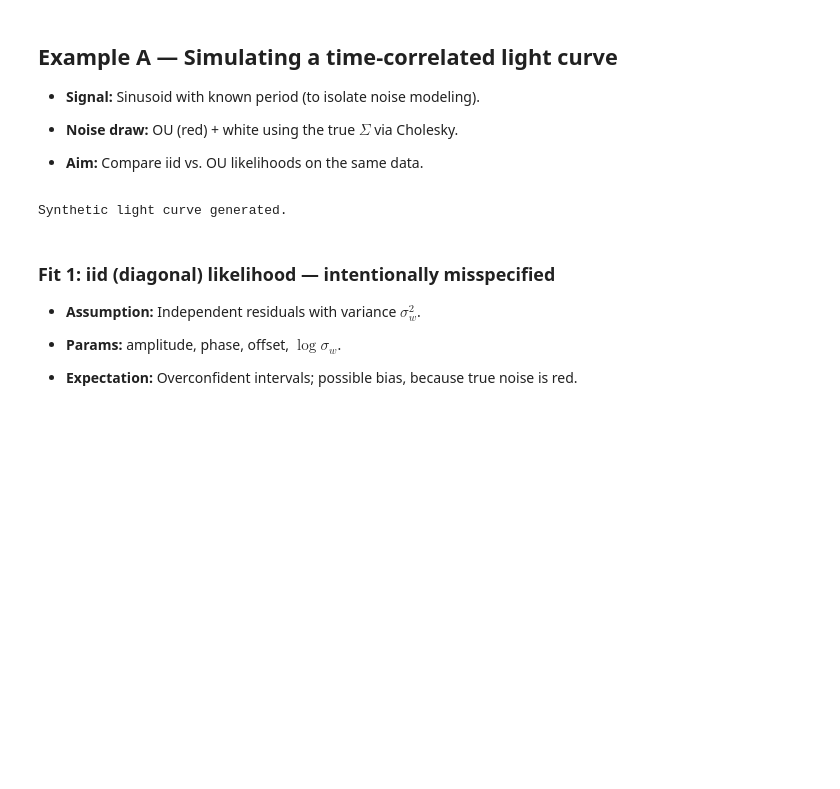
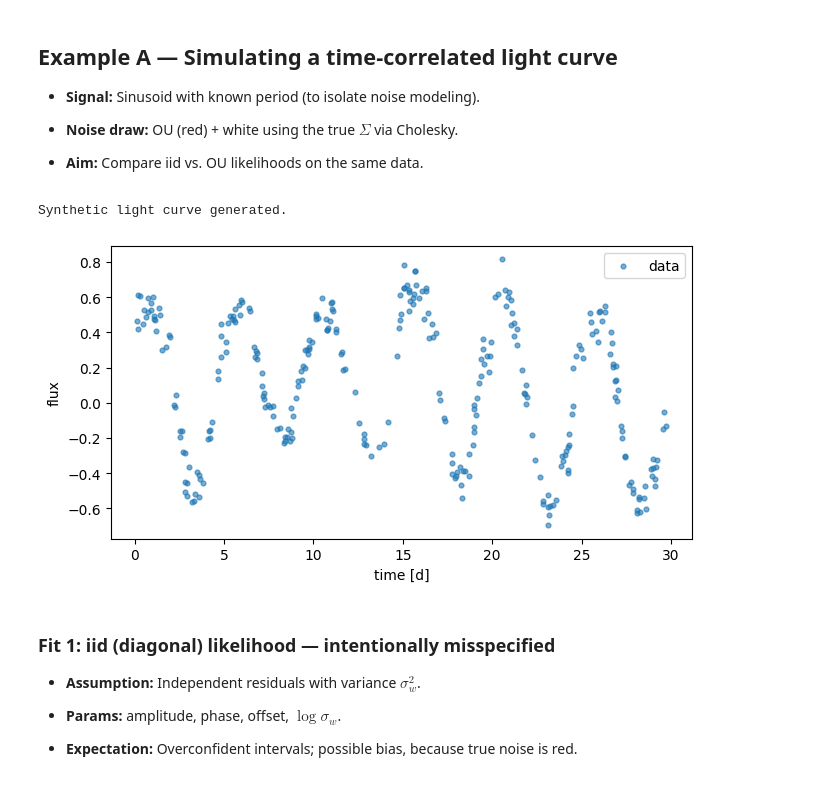
Before and after one commit to dawg-at-irya/inference-with-correlated-uncertainties, a Jupyter notebook: Inference_with_correlated_uncertainties.ipynb, the cells around one changed output. Saved outputs shown, nothing was run; the diff lists cells and outputs as text; code cells hidden in the pictures; blank space fills up the shorter version.

```diff
--- a/Inference_with_correlated_uncertainties.ipynb
+++ b/Inference_with_correlated_uncertainties.ipynb
@@ -220,25 +220,30 @@ We compare parameter recovery and residual autocorrelation.
 # %%
 # Ground truth and synthetic data
 n = 300
 Tspan = 30.0  # days
 t = np.sort(np.random.uniform(0, Tspan, n))
 P_true = 5.0  # days (assumed known for demo)
 A_true = 0.50
 phi_true = 0.6
 c_true = 0.1
 sigma_w_true = 0.05
 sigma_r_true = 0.15
 tau_true = 1.5
 
 def model_lc(t, A, phi, c, P=P_true):
     return c + A * np.sin(2*np.pi*t/P + phi)
 
 Sigma_true = Sigma_exp_ou(t, sigma_r_true, tau_true, sigma_w_true)
 eps = np.linalg.cholesky(Sigma_true) @ np.random.normal(size=n)
 y = model_lc(t, A_true, phi_true, c_true) + eps
 print('Synthetic light curve generated.')
+
+fig, ax = plt.subplots()
+ax.scatter(t, y, s=12, alpha=0.6, label='data')
+ax.set_xlabel('time [d]'); ax.set_ylabel('flux'); ax.legend(); plt.show()
 # %% [output]
 Synthetic light curve generated.
+[figure, added]
 # %% [markdown]
 ### Fit 1: iid (diagonal) likelihood — intentionally misspecified
 
```
Also changed, not shown: parts of 7 cells of this notebook.
